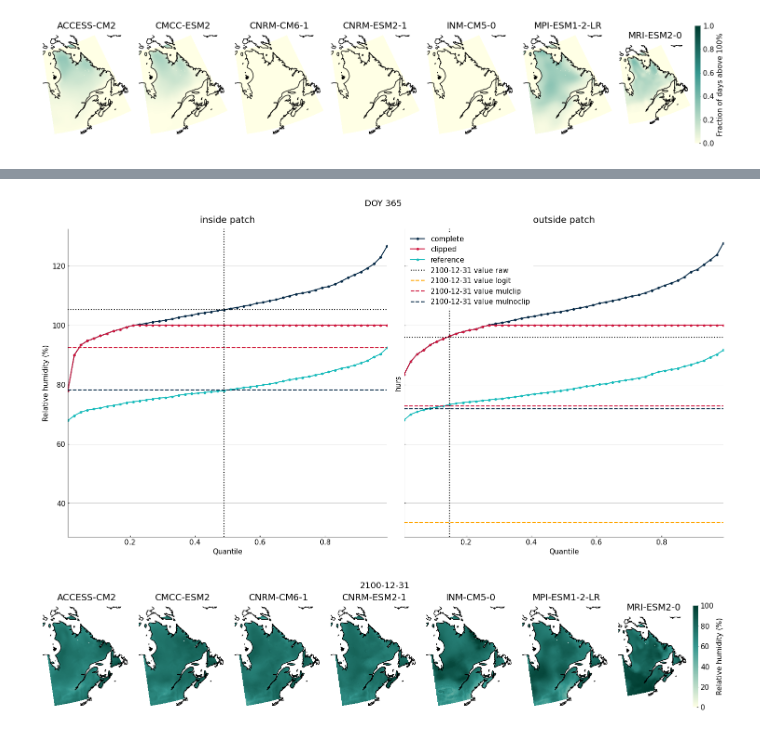
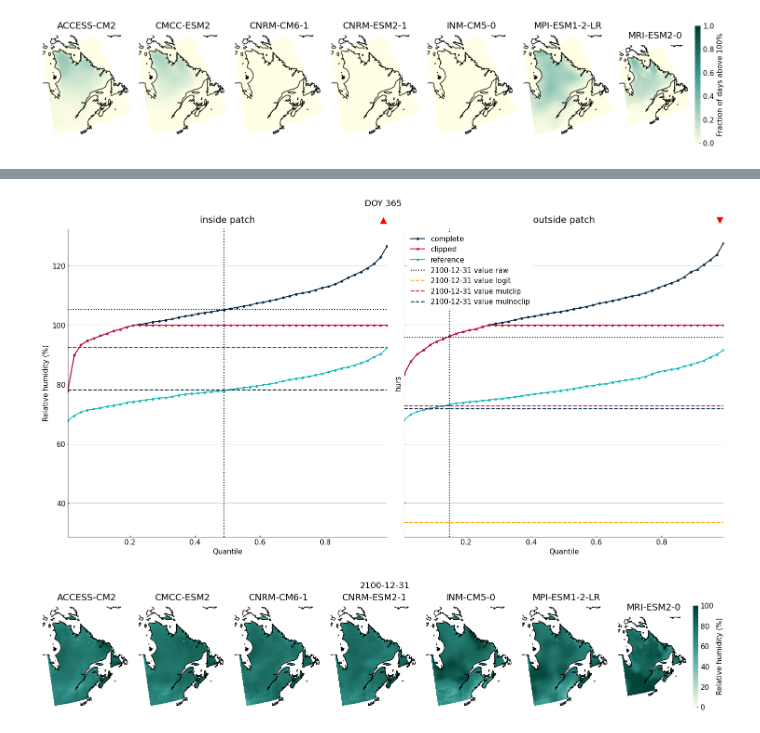
Before and after one commit to Ouranosinc/ESPO-G, a Jupyter notebook: notebooks/hurs.ipynb, the cells around one changed output, grey strips where cells are left out. Cells and saved outputs as stored; diff of their text form; code cells hidden in the pictures.

Commit message:
add hurs figures

```diff
--- a/notebooks/hurs.ipynb
+++ b/notebooks/hurs.ipynb
@@ -260,7 +260,10 @@ axs[0].set_ylabel('Relative humidity (%)')
 axs[0].set_xlabel('Quantile')
 axs[1].set_xlabel('Quantile')
 axs[0].set_title('inside patch')
+axs[0].set_title('▲', color='red', loc='right')
 axs[1].set_title('outside patch')
+axs[1].set_title('▼', color='red', loc='right')
+
 plt.legend()
 fig.suptitle('DOY 365')
 fig.tight_layout()
@@ -276 +279 @@ plt.savefig(f"{CONFIG['tmppath']}/figures/dist.png")
-[figure, old version]
+[figure, new version]
```
Also changed, not shown: parts of 3 cells of this notebook.
